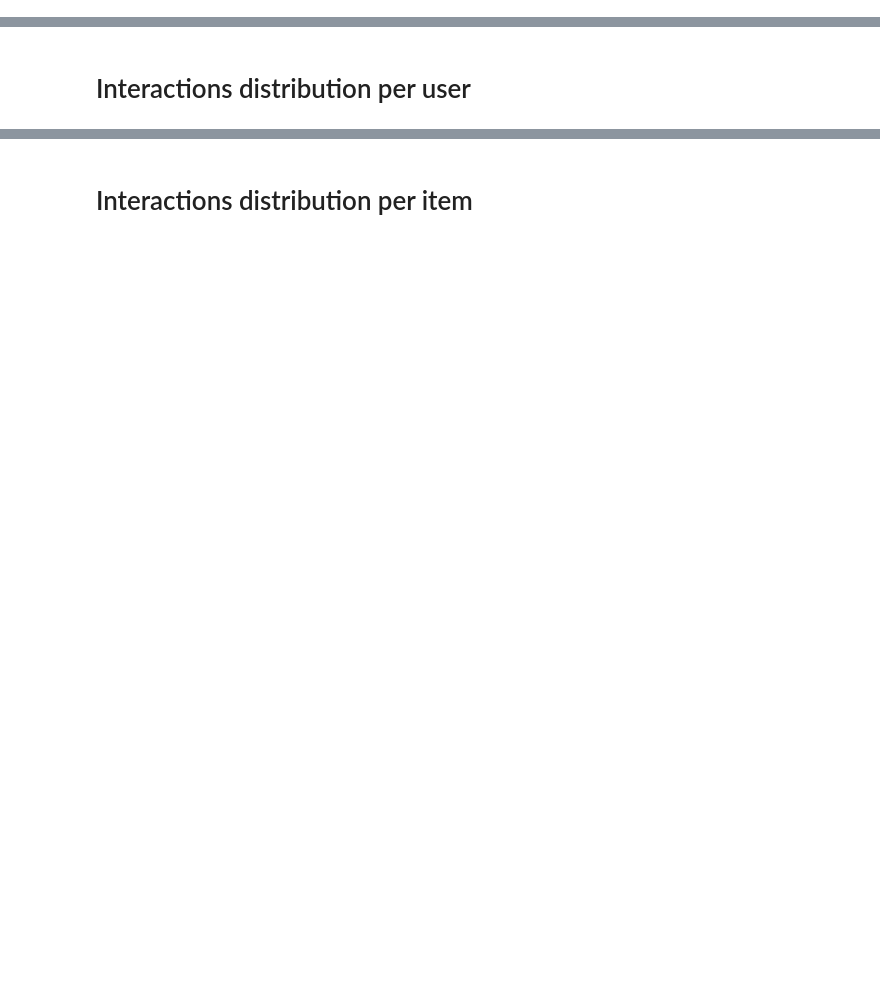
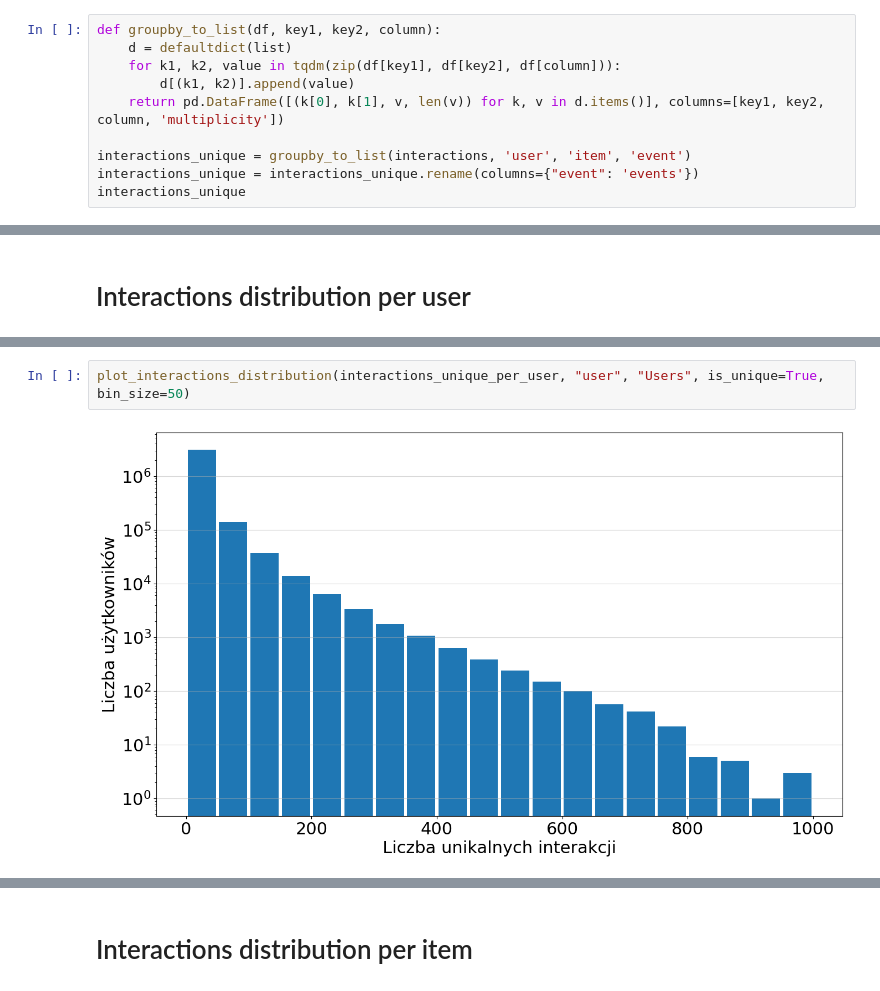
Before and after one commit to rob-kwiec/olx-jobs-recommendations, a Jupyter notebook: notebooks/data/analysis.ipynb, the cells around one changed output, grey strips where cells are left out. Cells and saved outputs as stored; diff of their text form; blank space fills up the shorter version.

```diff
--- a/notebooks/data/analysis.ipynb
+++ b/notebooks/data/analysis.ipynb
@@ -38,0 +49,10 @@ interactions[:5]
+# %%
+def groupby_to_list(df, key1, key2, column):
+    d = defaultdict(list)
+    for k1, k2, value in tqdm(zip(df[key1], df[key2], df[column])):
+        d[(k1, k2)].append(value)
+    return pd.DataFrame([(k[0], k[1], v, len(v)) for k, v in d.items()], columns=[key1, key2, column, 'multiplicity'])
+
+interactions_unique = groupby_to_list(interactions, 'user', 'item', 'event')
+interactions_unique = interactions_unique.rename(columns={"event": 'events'})
+interactions_unique
@@ -106,0 +246,4 @@ plot_interactions_distribution(interactions_per_user, "user", "Users", bin_size=
+# %%
+plot_interactions_distribution(interactions_unique_per_user, "user", "Users", is_unique=True, bin_size=50)
+# %% [output]
+[figure, added]
```
Also changed, not shown: parts of 29 cells of this notebook, 1 other file.
